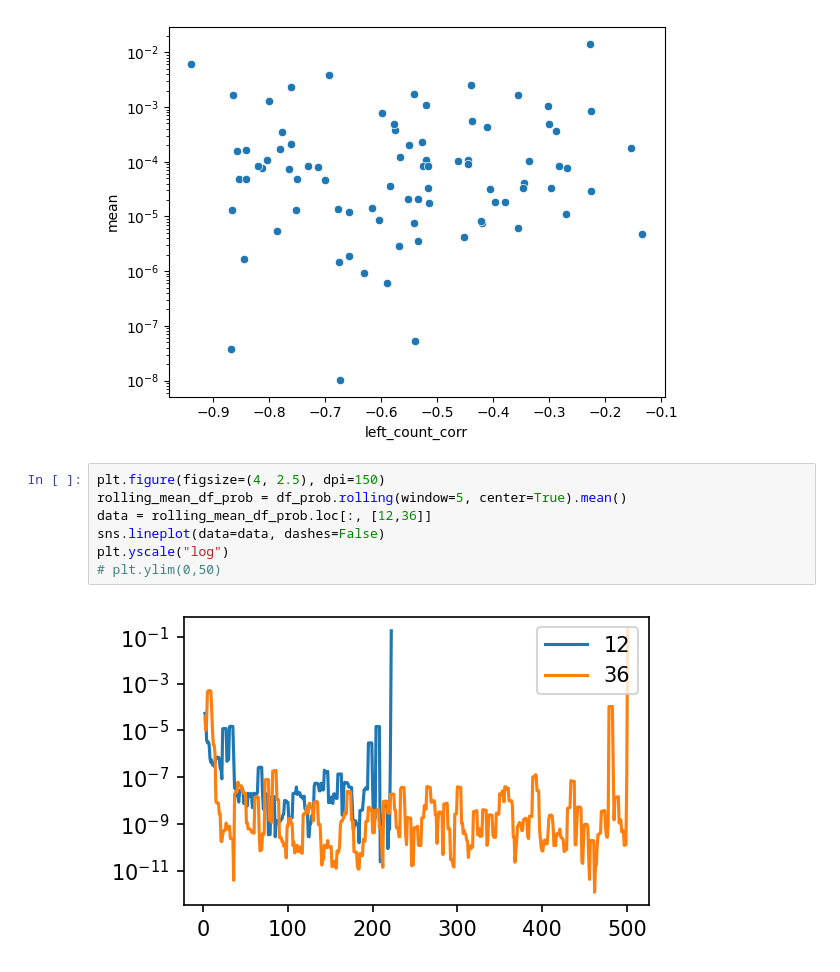
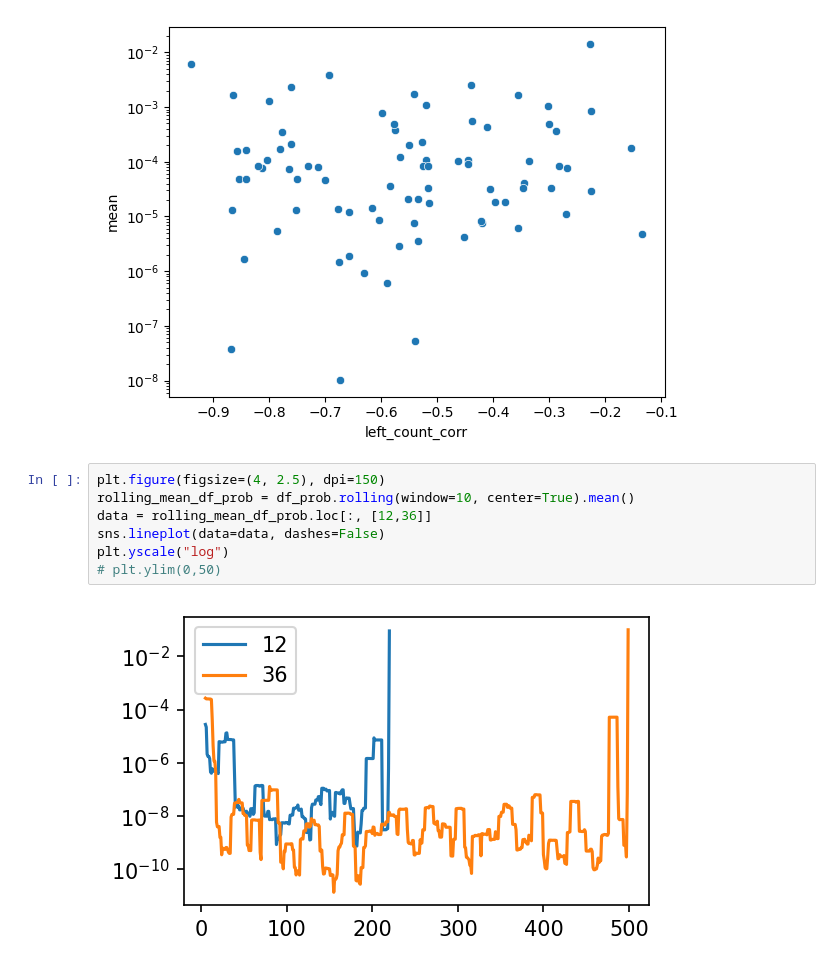
Before and after one commit to chengzhi-lu/vllm, a Jupyter notebook: examples/analysis/data/eos_pos_analysis.ipynb, the cells around one changed output. Saved outputs shown, nothing was run; the diff lists cells and outputs as text.

```diff
--- a/examples/analysis/data/eos_pos_analysis.ipynb
+++ b/examples/analysis/data/eos_pos_analysis.ipynb
@@ -132,10 +132,10 @@ plt.yscale("log")
 [figure]
 # %%
 plt.figure(figsize=(4, 2.5), dpi=150)
-rolling_mean_df_prob = df_prob.rolling(window=5, center=True).mean()
+rolling_mean_df_prob = df_prob.rolling(window=10, center=True).mean()
 data = rolling_mean_df_prob.loc[:, [12,36]]
 sns.lineplot(data=data, dashes=False)
 plt.yscale("log")
 # plt.ylim(0,50)
 # %% [output]
-[figure, old version]
+[figure, new version]
```
Also changed, not shown: 9 other files.
